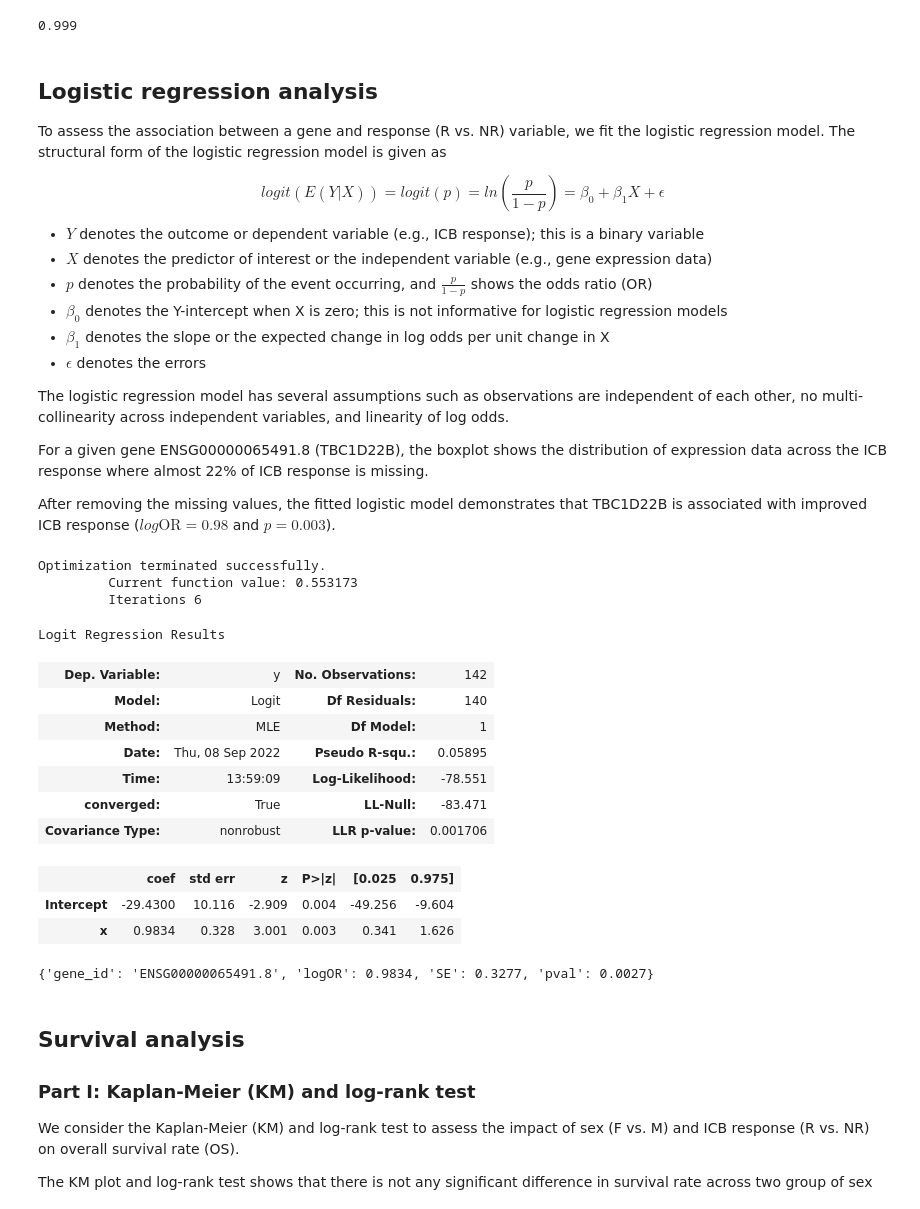
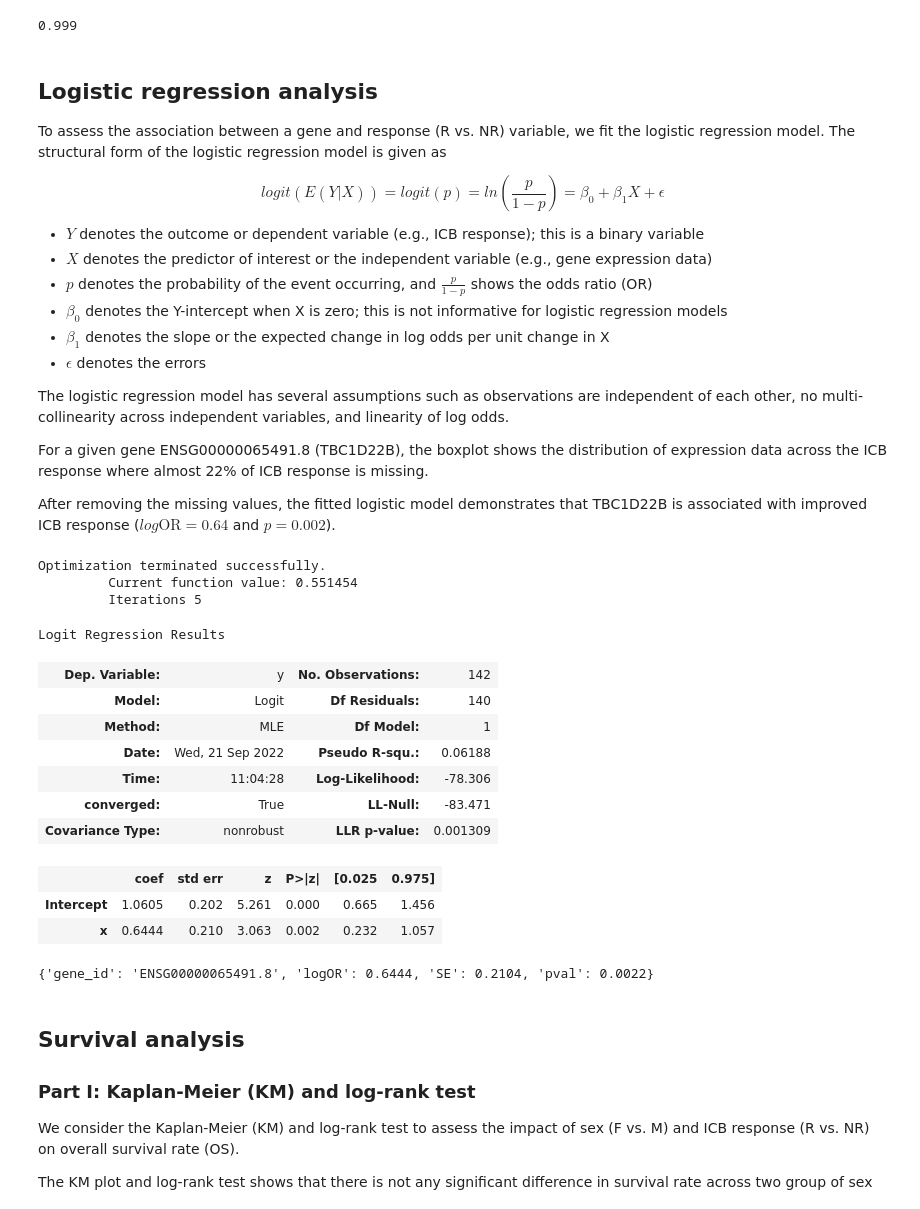
Before and after one commit to bhklab/icb_data_exploration_and_analysis, a Jupyter notebook: Code/Preliminary/Python/Preliminary-Analyses.ipynb, the cells around one changed output. Cells and saved outputs as stored; diff of their text form; code cells hidden in the pictures.

```diff
--- a/Code/Preliminary/Python/Preliminary-Analyses.ipynb
+++ b/Code/Preliminary/Python/Preliminary-Analyses.ipynb
@@ -33,6 +34,6 @@ from scipy.stats import chi2_contingency
 # %%
 # clinicopathological characteristics
-dat_sample = pd.read_csv('../../../.local_data/ICB_Braun/ICB_Braun_metadata.tsv', sep='\t')
+dat_sample = pd.read_csv('ICB_Braun_metadata.tsv', sep='\t')
 
 dat_sample.head()
 # %% [output]
@@ -65,7 +66,7 @@ dat_gene.shape
 (40994, 17)
 # %%
 # RNA-seq expression data (i.e., log2(TPM + 0.001))
-dat_exp = pd.read_csv('../../../.local_data/ICB_Braun/ICB_Braun_expr.tsv', sep='\t')
+dat_exp = pd.read_csv('ICB_Braun_expr.tsv', sep='\t')
 
 dat_exp.head()
 # %% [output]
@@ -78,4 +79,7 @@ dat_exp.head()
 5 rows × 181 columns
 # %%
-dat_exp.shape
+#dat_exp.shape
+
+dat_exp = dat_exp.sort_index(axis=1)
+dat_exp.head()
 # %% [output]
@@ -149,42 +166,53 @@ The logistic regression model has several assumptions such as observations are i
 
 For a given gene ENSG00000065491.8 (TBC1D22B), the boxplot shows the distribution of expression data across the ICB response where almost 22\% of ICB response is missing.
 
-After removing the missing values, the fitted logistic model demonstrates that TBC1D22B is associated with improved ICB response ($log\text{OR} = 0.98$ and $p = 0.003$).
+After removing the missing values, the fitted logistic model demonstrates that TBC1D22B is associated with improved ICB response ($log\text{OR} = 0.64$ and $p = 0.002$).
 # %%
 # clean and prepare data
 y = dat_sample_subset["response"]
 x = dat_exp.transpose()
 
-x_subset = x.loc[:, "ENSG00000065491.8"]
+# define standard scaler
+scaler = StandardScaler()
+# transform data
+scaled = scaler.fit_transform(x)
+
+scaled_x = pd.DataFrame(scaled,
+                        columns = x.columns,
+                        index = x.index)
+
+
+x_subset = scaled_x.loc[:, "ENSG00000065491.8"]
 
 df = pd.DataFrame({'x': x_subset,
         'y': dat_sample_subset["response"]}
 )
 df = df.dropna()
 
 df["y"] = df["y"].map({"R": 0, "NR" : 1})
 
 # fit logistic model
 
 model_logit = smf.logit(formula="y ~ x", data=df)
 res = model_logit.fit()
 
+#df.head()
 res.summary()
 # %% [output]
 Optimization terminated successfully.
-         Current function value: 0.553173
-         Iterations 6
+         Current function value: 0.551454
+         Iterations 5
 Logit Regression Results
 | Dep. Variable: | y | No. Observations: | 142 |
 | Model: | Logit | Df Residuals: | 140 |
 | Method: | MLE | Df Model: | 1 |
-| Date: | Thu, 08 Sep 2022 | Pseudo R-squ.: | 0.05895 |
-| Time: | 13:59:09 | Log-Likelihood: | -78.551 |
+| Date: | Wed, 21 Sep 2022 | Pseudo R-squ.: | 0.06188 |
+| Time: | 11:04:28 | Log-Likelihood: | -78.306 |
 | converged: | True | LL-Null: | -83.471 |
-| Covariance Type: | nonrobust | LLR p-value: | 0.001706 |
+| Covariance Type: | nonrobust | LLR p-value: | 0.001309 |
 |  | coef | std err | z | P>|z| | [0.025 | 0.975] |
-| Intercept | -29.4300 | 10.116 | -2.909 | 0.004 | -49.256 | -9.604 |
-| x | 0.9834 | 0.328 | 3.001 | 0.003 | 0.341 | 1.626 |
+| Intercept | 1.0605 | 0.202 | 5.261 | 0.000 | 0.665 | 1.456 |
+| x | 0.6444 | 0.210 | 3.063 | 0.002 | 0.232 | 1.057 |
 # %%
 res_df = {
              "gene_id": "ENSG00000065491.8",
@@ -195,7 +223,7 @@ res_df = {
 
 res_df
 # %% [output]
-{'gene_id': 'ENSG00000065491.8', 'logOR': 0.9834, 'SE': 0.3277, 'pval': 0.0027}
+{'gene_id': 'ENSG00000065491.8', 'logOR': 0.6444, 'SE': 0.2104, 'pval': 0.0022}
 # %% [markdown]
 ## Survival analysis
 
```
Also changed, not shown: parts of 10 cells of this notebook, 1 other file.
